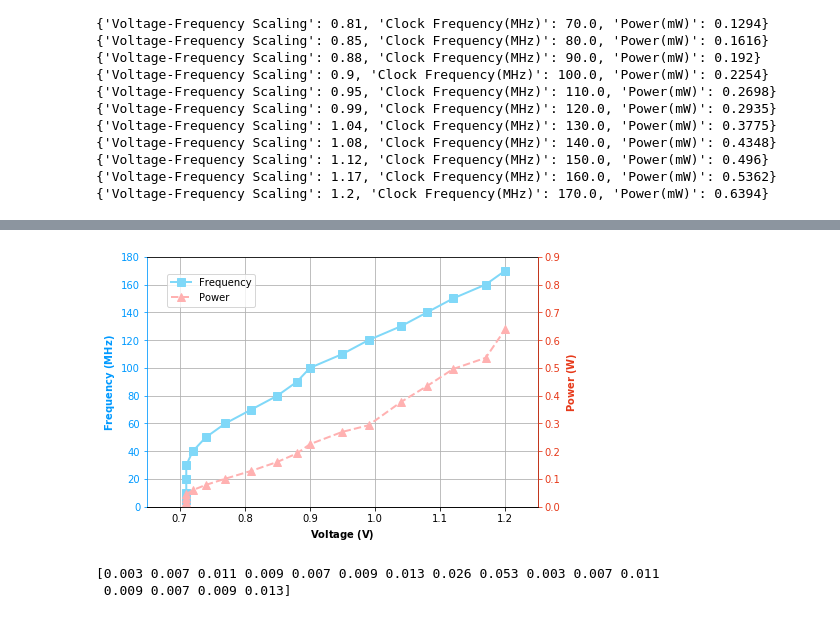
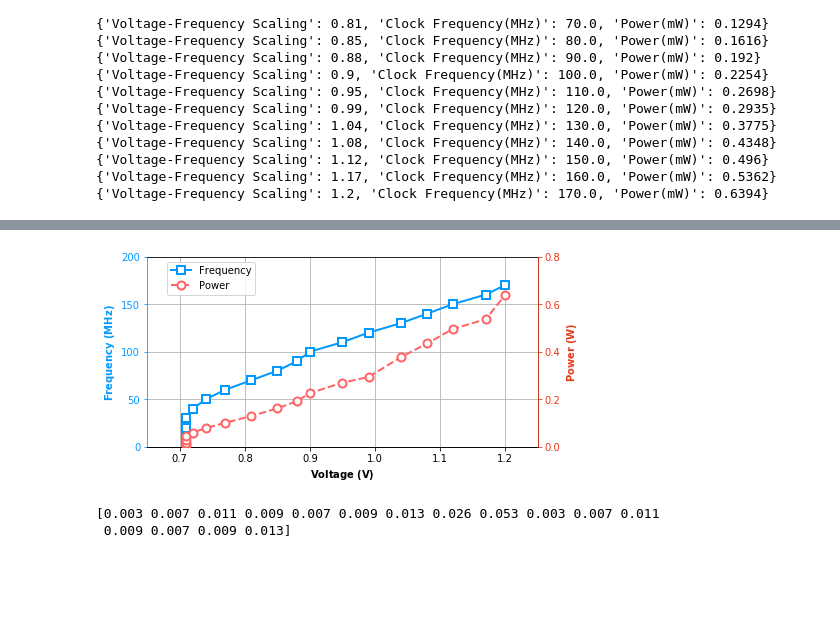
Before and after one commit to changchun-zhou/sagitta_fig, a Jupyter notebook: scripts/Voltage-Frequency-Scaling/Sagitta_Fig.ipynb, the cells around one changed output, grey strips where cells are left out. Cells and saved outputs as stored; diff of their text form; code cells hidden in the pictures; blank space fills up the shorter version.

```diff
--- a/scripts/Voltage-Frequency-Scaling/Sagitta_Fig.ipynb
+++ b/scripts/Voltage-Frequency-Scaling/Sagitta_Fig.ipynb
@@ -141,8 +143,8 @@ y2_label = r"$\bf{Power}$"+' ' + r"$\bf{(W)}$"
 y2_legend = "Power"
 
 legend_loc = (0.05, 0.8)
-y1_color = (128/255, 216/255, 248/255)
-y2_color = (255/255, 177/255, 177/255)
+y1_color = (0/255, 153/255, 255/255)
+y2_color = (255/255, 100/255, 100/255)
 y1_axis_color = (0/255, 153/255, 255/255)
 y2_axis_color = (230/255, 57/255, 26/255)
 cls_plt_fig('').func_plt_fig({   "x_name":"Conv Layers",
@@ -157,40 +159,44 @@ cls_plt_fig('').func_plt_fig({   "x_name":"Conv Layers",
             "y1_linestyle":'x-',
             "y1_label":y1_label,
             "y1_marker":y1_marker,
+            "y1_markerfacecolor": "white",
+            "y1_markeredgewidth": 2,
             "y1_legend": y1_legend,
-            "y1_yticks_max":180,
+            "y1_yticks_max":200,
             "y1_yticks_min":0,
             "y1_axis_color": y1_axis_color,
 
             "y2_fig_type": "plot",
             "y2_name":"Sparsity",
             "y2_value":y2_value,
             "y2_color":y2_color,
             "y2_linestyle":'--',
             "y2_label":y2_label,
-            "y2_marker":'^',
+            "y2_marker":'o',
+            "y2_markerfacecolor": "white",
+            "y2_markeredgewidth": 2,
             "y2_legend": y2_legend,
-            "y2_yticks_max": 0.9,
+            "y2_yticks_max": 0.8,
             "y2_yticks_min": 0,
             "y2_axis_color": y2_axis_color,
 
-            "len_yticks": 10,
+            "len_yticks": 5,
             "linewidth": 2,
             "markersize": 8,
             "family":"Arial",
             "label_size": 10,
             "bar_width": 0.4,
             # "xticks": threshold,
             'xticks_fontsize': 10,
             # "plt_text": False,
             "legend_loc": legend_loc,
-            'figsize':(7, 4.6),
+            'figsize':(7, 3.5),
             'grid': 'both',
             "fig_name" :'../../generate/Voltage-Frequency-Scaling.svg'
             #
 })
 # %% [output]
-[figure, old version]
+[figure, new version]
 # %%
 import numpy as np
 from matplotlib import pyplot as plt
```
Also changed, not shown: parts of 9 cells of this notebook.
